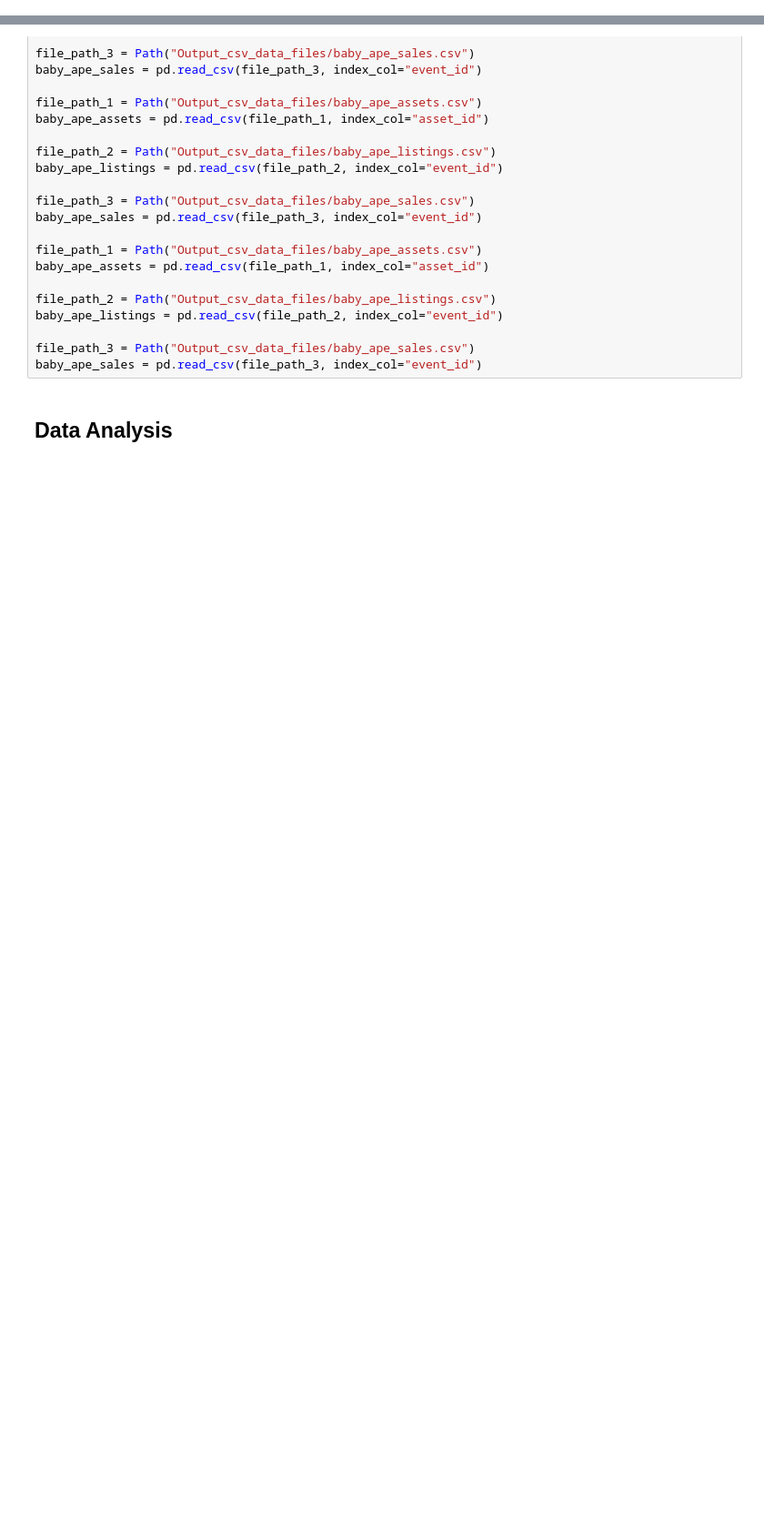
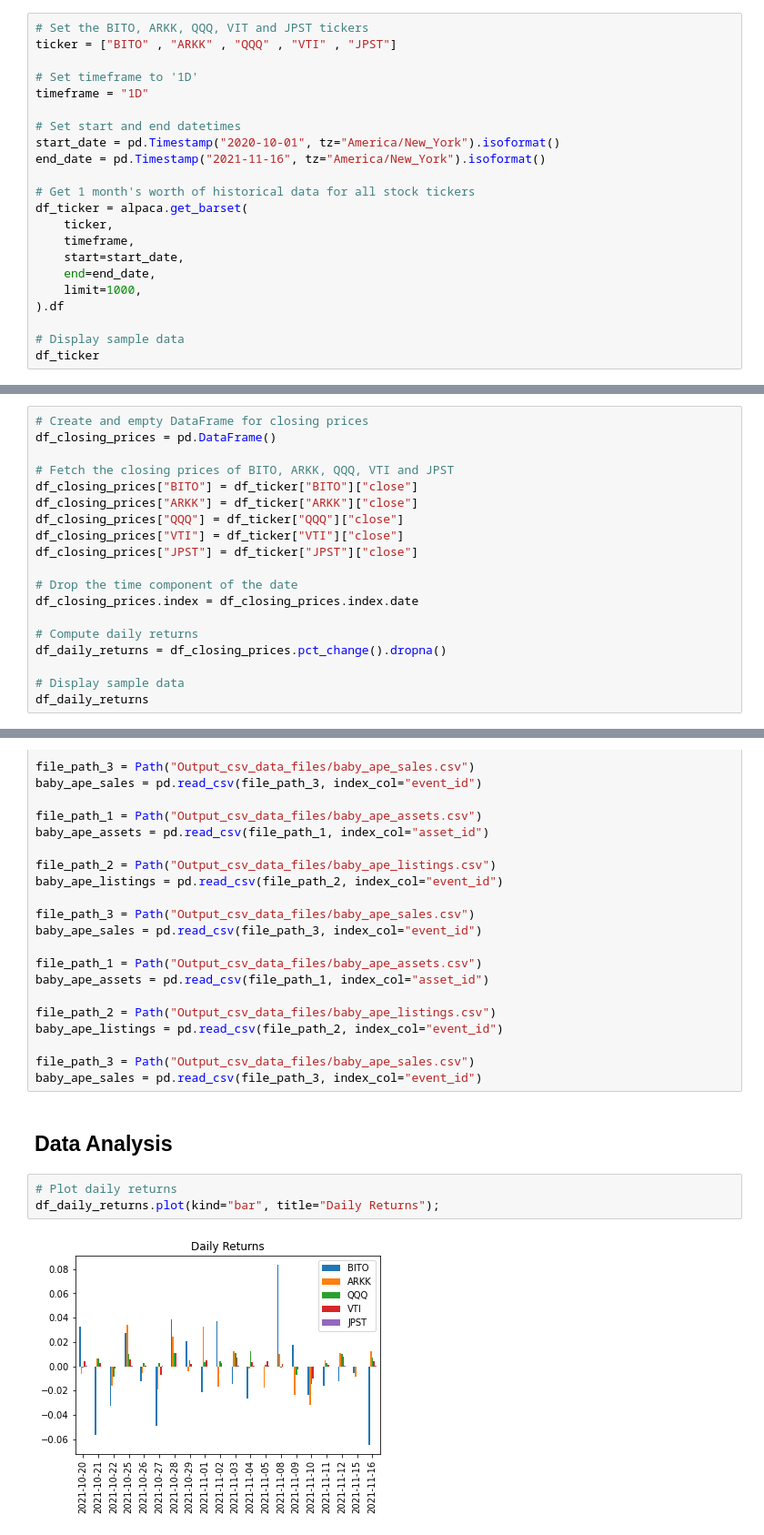
Before and after one commit to bradkaley/NFT_Market_Analysis, a Jupyter notebook: Part_2_Data_Collection_Analysis.ipynb, the cells around one changed output, grey strips where cells are left out. Shown at 91% size. Drawn from its saved outputs; the diff is of its cells as text; blank space fills up the shorter version.

Commit message:
Code updated with progress from Tuesday 11/16/21 class. Need to begin creating plots

```diff
--- a/Part_2_Data_Collection_Analysis.ipynb
+++ b/Part_2_Data_Collection_Analysis.ipynb
@@ -38,0 +45,22 @@ str
+# %%
+# Set the BITO, ARKK, QQQ, VIT and JPST tickers
+ticker = ["BITO" , "ARKK" , "QQQ" , "VTI" , "JPST"]
+
+# Set timeframe to '1D'
+timeframe = "1D"
+
+# Set start and end datetimes
+start_date = pd.Timestamp("2020-10-01", tz="America/New_York").isoformat()
+end_date = pd.Timestamp("2021-11-16", tz="America/New_York").isoformat()
+
+# Get 1 month's worth of historical data for all stock tickers
+df_ticker = alpaca.get_barset(
+    ticker,
+    timeframe,
+    start=start_date,
+    end=end_date,
+    limit=1000,
+).df
+
+# Display sample data
+df_ticker
@@ -38,0 +83,19 @@ str
+# %%
+# Create and empty DataFrame for closing prices
+df_closing_prices = pd.DataFrame()
+
+# Fetch the closing prices of BITO, ARKK, QQQ, VTI and JPST
+df_closing_prices["BITO"] = df_ticker["BITO"]["close"]
+df_closing_prices["ARKK"] = df_ticker["ARKK"]["close"]
+df_closing_prices["QQQ"] = df_ticker["QQQ"]["close"]
+df_closing_prices["VTI"] = df_ticker["VTI"]["close"]
+df_closing_prices["JPST"] = df_ticker["JPST"]["close"]
+
+# Drop the time component of the date
+df_closing_prices.index = df_closing_prices.index.date
+
+# Compute daily returns
+df_daily_returns = df_closing_prices.pct_change().dropna()
+
+# Display sample data
+df_daily_returns
@@ -103,3 +292,8 @@ file_path_3 = Path("Output_csv_data_files/baby_ape_sales.csv")
 baby_ape_sales = pd.read_csv(file_path_3, index_col="event_id")
 # %% [markdown]
 ## Data Analysis
+# %%
+# Plot daily returns
+df_daily_returns.plot(kind="bar", title="Daily Returns");
+# %% [output]
+[figure, added]
```
Also changed, not shown: parts of 24 cells of this notebook, 10 other files.
